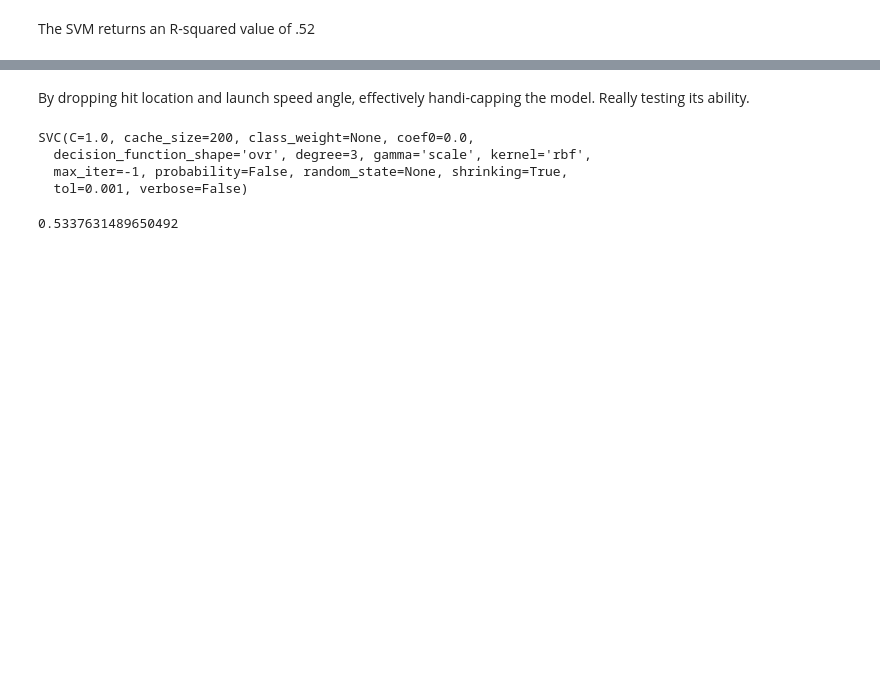
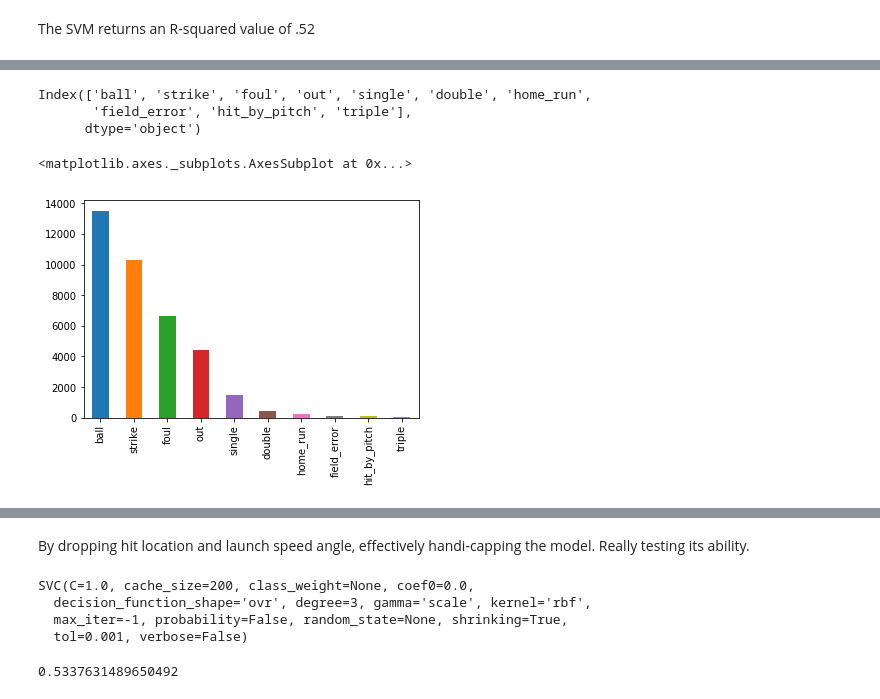
Before and after one commit to nradich/Pitch_Effective, a Jupyter notebook: Predict_outcome.ipynb, the cells around one changed output, grey strips where cells are left out. Saved outputs shown, nothing was run; the diff lists cells and outputs as text; code cells hidden in the pictures; blank space fills up the shorter version.

```diff
--- a/Predict_outcome.ipynb
+++ b/Predict_outcome.ipynb
@@ -281,0 +405,5 @@ svm_data.shape
+# %%
+#SVM
+from sklearn import svm
+clf = svm.SVC(gamma=0.00001, decision_function_shape='ovo', class_weight= None, )
+clf.fit(X_svm_train, y_svm_train)
@@ -281,0 +416,5 @@ svm_data.shape
+# %%
+#looking at the classifciation report for the SVM
+clf_predict = clf.predict(X__svm_test)
+from sklearn.metrics import classification_report
+print(classification_report( y_svm_test, clf_predict))
@@ -281,0 +438,2 @@ svm_data.shape
+# %%
+results = pd.DataFrame({"Prediction": clf_predict, "Actual": y_svm_test}).reset_index(drop=True)
@@ -281,0 +451,12 @@ svm_data.shape
+# %%
+actual_counts = results['Actual'].value_counts()
+actual_counts.index
+# %% [output]
+Index(['ball', 'strike', 'foul', 'out', 'single', 'double', 'home_run',
+       'field_error', 'hit_by_pitch', 'triple'],
+      dtype='object')
+# %%
+actual_counts.plot(kind='bar')
+# %% [output]
+<matplotlib.axes._subplots.AxesSubplot at 0x...>
+[figure, added]
```
Also changed, not shown: parts of 35 cells of this notebook.
